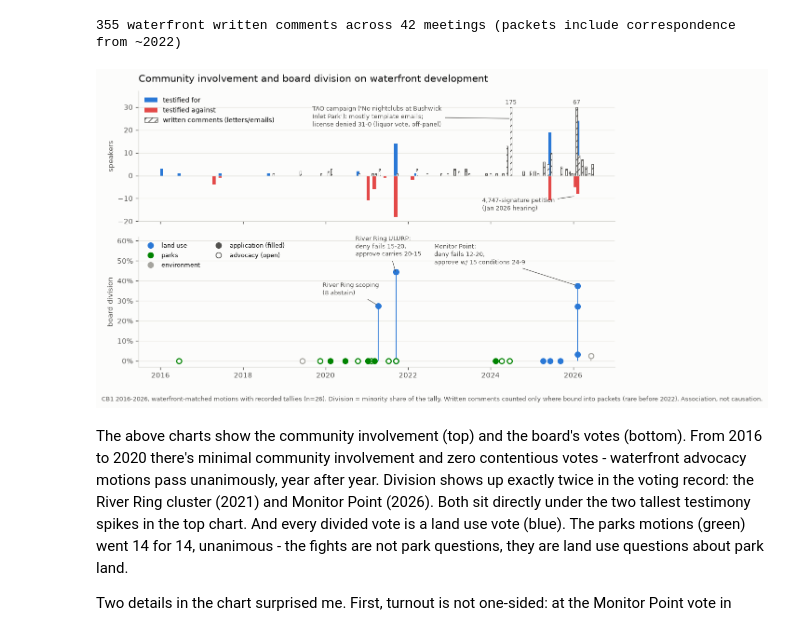
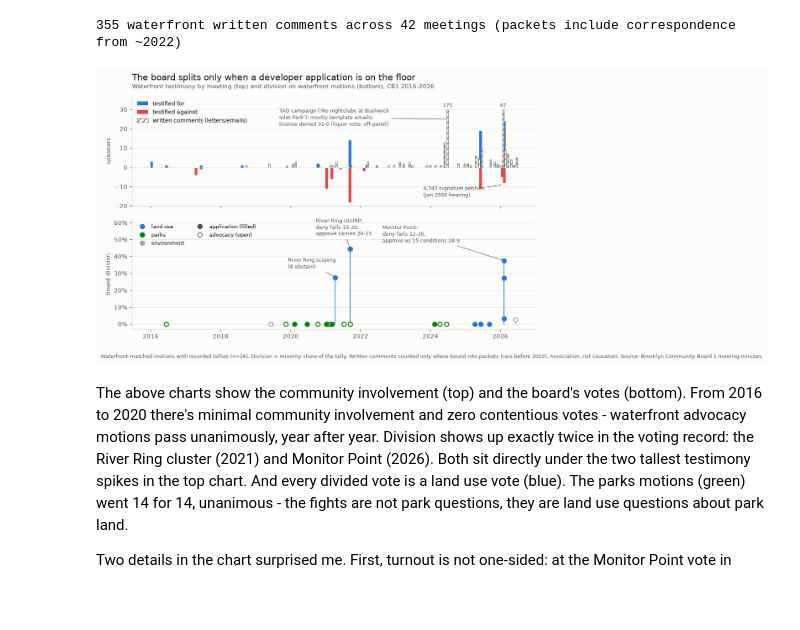
Before and after one commit to blowenstein0/cb1_data_analysis, a Jupyter notebook: analysis/blog_v2.ipynb, the cells around one changed output. Saved outputs shown, nothing was run; the diff lists cells and outputs as text; code cells hidden in the pictures; blank space fills up the shorter version.

```diff
--- a/analysis/blog_v2.ipynb
+++ b/analysis/blog_v2.ipynb
@@ -171,9 +207,15 @@ for s in ("top", "right", "left"):
     ax.spines[s].set_visible(False)
 ax.spines["bottom"].set_color("#d8d7d2")
 ax.grid(axis="x", color="#e8e7e2", lw=0.7); ax.set_axisbelow(True)
-ax.set_title("Odds of a contested vote, relative to a liquor motion",
-             fontsize=12, color=INK, loc="left", pad=24)
-ax.text(0, 1.06, "Logit odds ratios, 95% CI, meeting-clustered SEs · n=1,150 tallied votes · left of 1 = less contested",
-        transform=ax.transAxes, fontsize=8, color=INK2)
+ax.set_title("A parks motion almost never draws a fight",
+             fontsize=13, color=INK, loc="left", pad=26)
+ax.text(0, 1.07, "Odds of a contested vote relative to a liquor-license motion · 95% CI, meeting-clustered · n=1,150",
+        transform=ax.transAxes, fontsize=9, color=INK2)
+ax.text(0.63, -0.16, "\u2190 less contested than liquor", transform=ax.transAxes,
+        ha="right", fontsize=8, color=INK2, style="italic")
+ax.text(0.67, -0.16, "more contested \u2192", transform=ax.transAxes,
+        ha="left", fontsize=8, color=INK2, style="italic")
+fig.text(0.02, -0.06, "Source: Brooklyn Community Board 1 meeting minutes",
+         fontsize=8, color=INK2)
 plt.tight_layout(); plt.show()
 # %% [output]
@@ -327,8 +369,10 @@ ax1.annotate("TAO campaign ('No nightclubs at Bushwick\nInlet Park'): mostly tem
              (pd.Timestamp("2024-06-29"), 25), xytext=(-256, -10),
              textcoords="offset points", fontsize=8, color=INK2,
              arrowprops=dict(arrowstyle="-", color=INK2, lw=0.7))
-ax1.set_title("Community involvement and board division on waterfront development",
-              fontsize=12.5, color=INK, loc="left", pad=12)
+ax1.set_title("The board splits only when a developer application is on the floor",
+              fontsize=13, color=INK, loc="left", pad=24)
+ax1.text(0, 1.07, "Waterfront testimony by meeting (top) and division on waterfront motions (bottom), CB1 2016-2026",
+         transform=ax1.transAxes, fontsize=9, color=INK2)
 
 GREEN = "#008300"
 TOPIC_COLOR = {"land_use": BLUE, "parks": GREEN, "environment": GRAY}
@@ -341,36 +385,37 @@ for (topic, kind), g in wfv.groupby(["topic_category", "kind"]):
 ax2.set_ylabel("board division", fontsize=9, color=INK2)
 ax2.set_ylim(-0.03, 0.62)
 ax2.yaxis.set_major_formatter(lambda x, _: f"{x:.0%}")
 from matplotlib.lines import Line2D
 handles = [
     Line2D([], [], marker="o", ls="", mfc=BLUE, mec=BLUE, ms=7, label="land use"),
     Line2D([], [], marker="o", ls="", mfc=GREEN, mec=GREEN, ms=7, label="parks"),
     Line2D([], [], marker="o", ls="", mfc=GRAY, mec=GRAY, ms=7, label="environment"),
     Line2D([], [], marker="o", ls="", mfc=INK2, mec=INK2, ms=7, label="application (filled)"),
     Line2D([], [], marker="o", ls="", mfc=SURFACE, mec=INK2, ms=7, label="advocacy (open)"),
 ]
 ax2.legend(handles=handles, loc="upper left", frameon=False, fontsize=8, ncol=2)
 ax2.grid(axis="y", color="#e8e7e2", lw=0.7)
 ax2.set_axisbelow(True)
 ax2.annotate("River Ring scoping\n(8 abstain)", (pd.Timestamp("2021-04-13"), 0.276),
              xytext=(-72, 14), textcoords="offset points", fontsize=8, color=INK2,
              arrowprops=dict(arrowstyle="-", color=INK2, lw=0.7))
 ax2.annotate("River Ring ULURP:\ndeny fails 15-20,\napprove carries 20-15",
              (pd.Timestamp("2021-09-14"), 0.44), xytext=(-52, 22),
              textcoords="offset points", fontsize=8, color=INK2,
              arrowprops=dict(arrowstyle="-", color=INK2, lw=0.7))
 ax2.annotate("Monitor Point:\ndeny fails 12-20,\napprove w/ 15 conditions 24-9",
              (pd.Timestamp("2026-02-10"), 0.375), xytext=(-185, 28),
              textcoords="offset points", fontsize=8, color=INK2,
              arrowprops=dict(arrowstyle="-", color=INK2, lw=0.7))
 fig.text(0.065, 0.015,
-         "CB1 2016-2026, waterfront-matched motions with recorded tallies (n=26). "
+         "Waterfront-matched motions with recorded tallies (n=26). "
          "Division = minority share of the tally. Written comments counted only "
-         "where bound into packets (rare before 2022). Association, not causation.",
+         "where bound into packets (rare before 2022). Association, not causation. "
+         "Source: Brooklyn Community Board 1 meeting minutes.",
          fontsize=8, color=INK2)
 plt.show()
 # %% [output]
-[figure, old version]
+[figure, new version]
 # %% [markdown]
 The above charts show the community involvement (top) and the board's votes (bottom). From 2016 to 2020 there's minimal community involvement and zero contentious votes - waterfront advocacy motions pass unanimously, year after year. Division shows up exactly twice in the voting record: the River Ring cluster (2021) and Monitor Point (2026). Both sit directly under the two tallest testimony spikes in the top chart. And every divided vote is a land use vote (blue). The parks motions (green) went 14 for 14, unanimous - the fights are not park questions, they are land use questions about park land.
 
```
Also changed, not shown: parts of 6 cells of this notebook, 1 other file.
